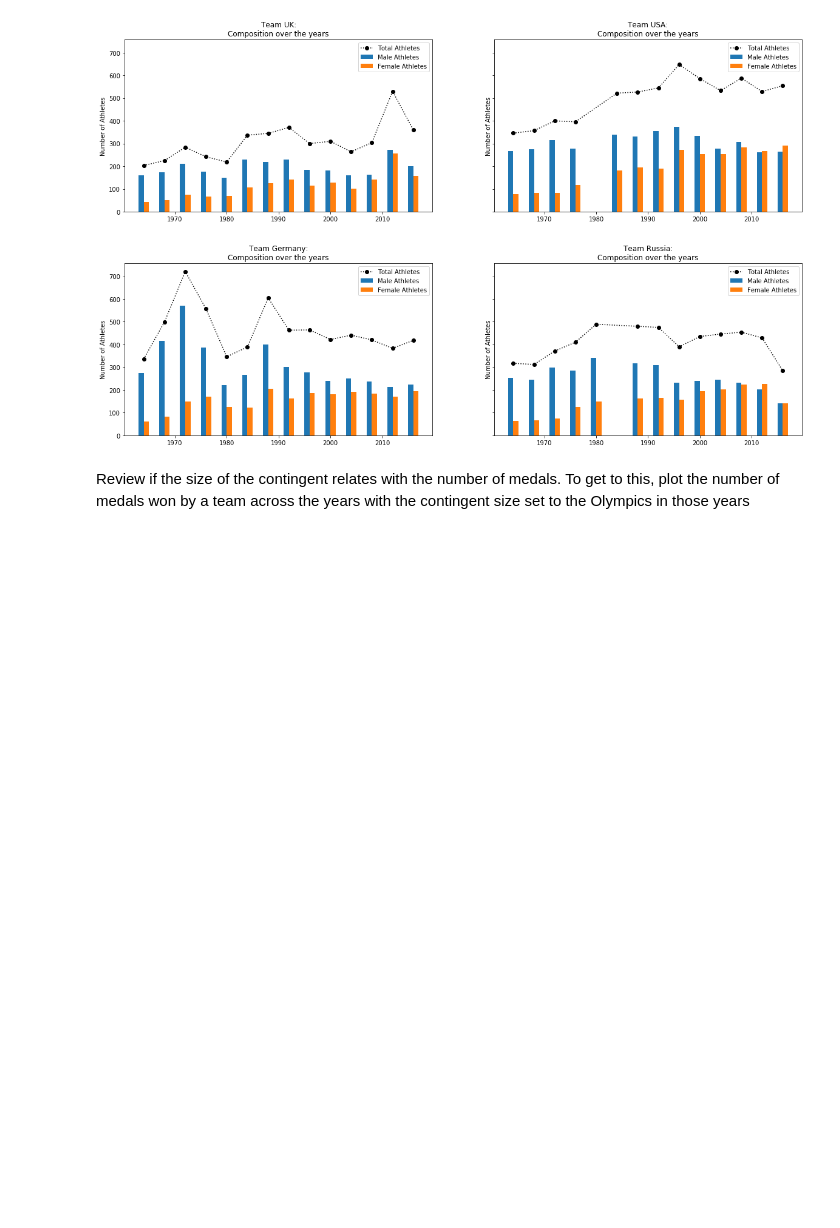
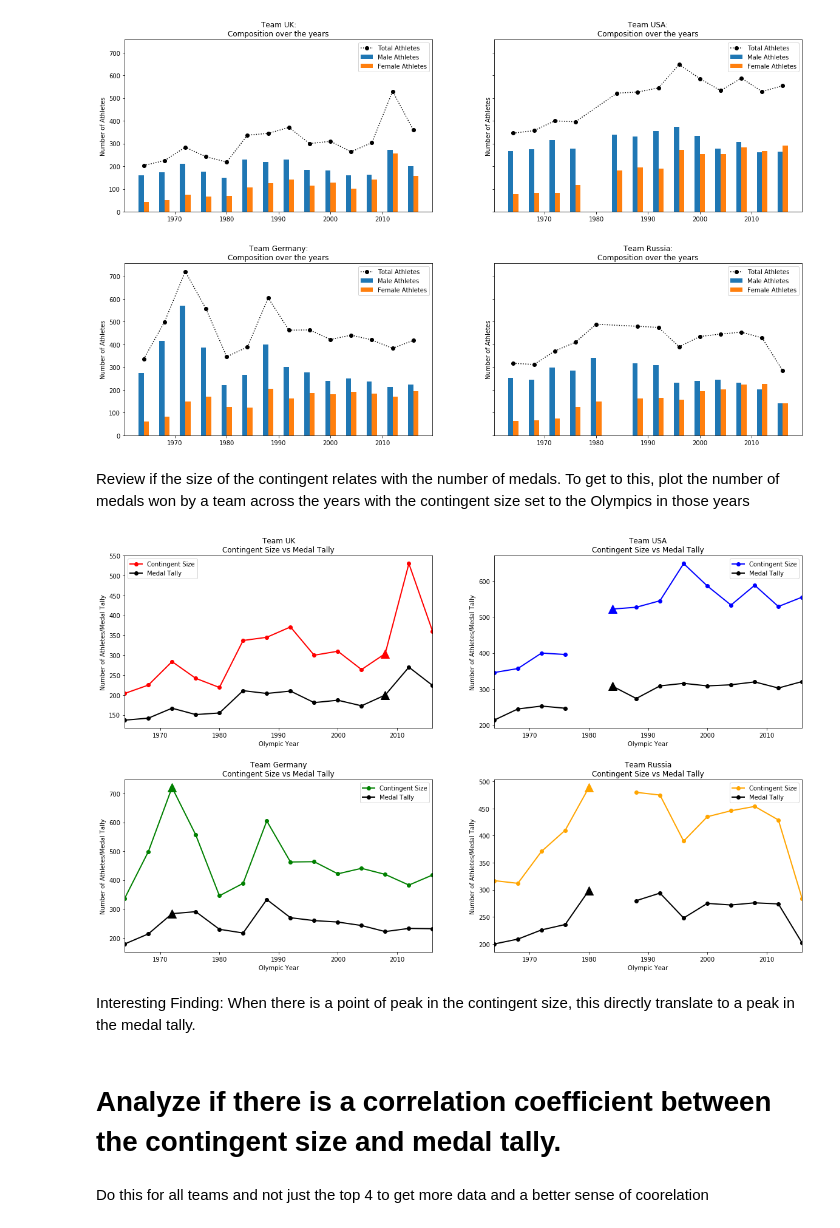
Before and after one commit to christineton/olympics-prediction, a Jupyter notebook: olympics-analysis.ipynb, the cells around one changed output. Saved outputs shown, nothing was run; the diff lists cells and outputs as text; code cells hidden in the pictures; blank space fills up the shorter version.

```diff
--- a/olympics-analysis.ipynb
+++ b/olympics-analysis.ipynb
@@ -593,3 +593,77 @@ To get to this, plot the number of medals won by a team across the years with th
 # %%
 # Get year wise team wise athletes
 year_team_athlete = summer_olympics.loc[row_mark_3, ['Year', 'Team', 'Name']].drop_duplicates
+# %%
+# Get year wise team wise athletes.
+year_team_athelete = summer_olympics.loc[row_mark_3, ['Year','Team', 'Name']].drop_duplicates()
+
+# sum these up to get total contingent size.
+contingent_size = pd.pivot_table(year_team_athelete,
+                                 index = 'Year',
+                                 columns = 'Team',
+                                 values = 'Name',
+                                 aggfunc = 'count')
+
+fig, ((ax1, ax2), (ax3, ax4)) = subplots(nrows = 2,
+                                         ncols = 2,
+                                        figsize = (20,12))
+
+fig.subplots_adjust(hspace = 0.3)
+
+# Plot australia's medal tally and contingent size
+contingent_size['UK'].plot(ax = ax1, linestyle = '-', marker = 'o', linewidth = 2, color = 'red',
+                                  label = 'Contingent Size')
+year_team_medals['UK'].plot(ax = ax1, linestyle = '-', marker = 'o', linewidth = 2, color = 'black',
+                                  label = 'Medal Tally')
+ax1.plot(2008, contingent_size.loc[2008, 'UK'], marker = '^', color = 'red', ms = 14)
+ax1.plot(2008, year_team_medals.loc[2008, 'UK'], marker = '^', color = 'black', ms = 14)
+ax1.set_xlabel('Olympic Year')
+ax1.set_ylabel('Number of Athletes/Medal Tally')
+ax1.set_title('Team UK\nContingent Size vs Medal Tally')
+ax1.legend(loc = 'best')
+
+# Plot USA's medal tally and contingent size
+contingent_size['USA'].plot(ax = ax2, linestyle = '-', marker = 'o', linewidth = 2, color = 'blue',
+                           label = 'Contingent Size')
+year_team_medals['USA'].plot(ax = ax2, linestyle = '-', marker = 'o', linewidth = 2, color = 'black',
+                            label = 'Medal Tally')
+ax2.plot(1984, contingent_size.loc[1984, 'USA'], marker = '^', color = 'blue', ms = 14)
+ax2.plot(1984, year_team_medals.loc[1984, 'USA'], marker = '^', color = 'black', ms = 14)
+ax2.set_xlabel('Olympic Year')
+ax2.set_ylabel('Number of Athletes/Medal Tally')
+ax2.set_title('Team USA\nContingent Size vs Medal Tally')
+ax2.legend(loc = 'best')
+
+# Plot Germany's medal tally and contingent size
+contingent_size['Germany'].plot(ax = ax3, linestyle = '-', marker = 'o', linewidth = 2, color = 'green',
+                               label = 'Contingent Size')
+year_team_medals['Germany'].plot(ax = ax3, linestyle = '-', marker = 'o', linewidth = 2, color = 'black',
+                                label = 'Medal Tally')
+ax3.plot(1972, year_team_medals.loc[1972, 'Germany'], marker = '^', color = 'black', ms = 14)
+ax3.plot(1972, contingent_size.loc[1972, 'Germany'], marker = '^', color = 'green', ms = 14)
+ax3.set_xlabel('Olympic Year')
+ax3.set_ylabel('Number of Athletes/Medal Tally')
+ax3.set_title('Team Germany\nContingent Size vs Medal Tally')
+ax3.legend(loc = 'best')
+
+# Plot Russia's medal tally and contingent size
+contingent_size['Russia'].plot(ax = ax4, linestyle = '-', marker = 'o', linewidth = 2, color = 'orange',
+                              label = 'Contingent Size')
+year_team_medals['Russia'].plot(ax = ax4, linestyle = '-', marker = 'o', linewidth = 2, color = 'black',
+                               label = 'Medal Tally')
+ax4.plot(1980, contingent_size.loc[1980, 'Russia'], marker = '^', color = 'orange', ms = 14)
+ax4.plot(1980, year_team_medals.loc[1980, 'Russia'], marker = '^', color = 'black', ms = 14)
+ax4.set_xlabel('Olympic Year')
+ax4.set_ylabel('Number of Athletes/Medal Tally')
+ax4.set_title('Team Russia\nContingent Size vs Medal Tally')
+ax4.legend(loc = 'best')
+
+show()
+# %% [output]
+[figure, added]
+# %% [markdown]
+Interesting Finding: When there is a point of peak in the contingent size, this directly translate to a peak in the medal tally.
+# %% [markdown]
+# Analyze if there is a correlation coefficient between the contingent size and medal tally.
+# %% [markdown]
+Do this for all teams and not just the top 4 to get more data and a better sense of coorelation
```
Also changed, not shown: parts of 13 cells of this notebook.
